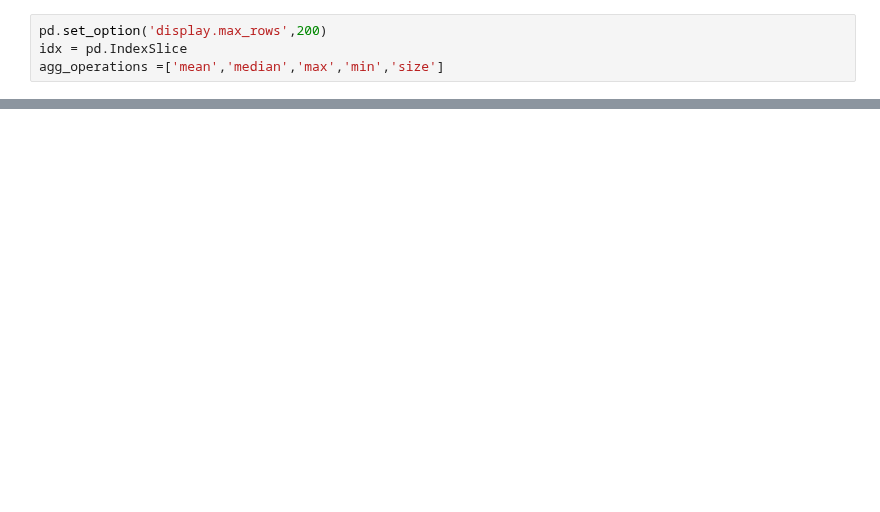
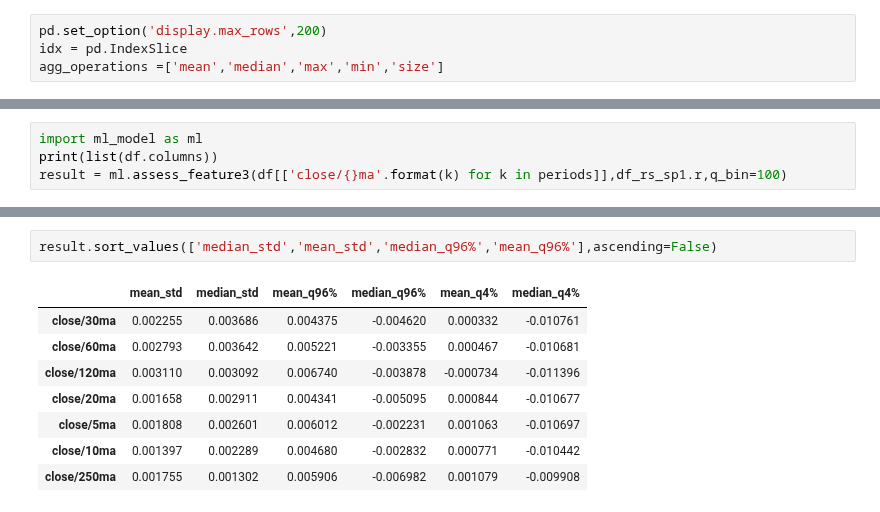
Before and after one commit to Bantorra0/Quant, a Jupyter notebook: analysis.ipynb, the cells around one changed output, grey strips where cells are left out. Drawn from its saved outputs; the diff is of its cells as text; blank space fills up the shorter version.

```diff
--- a/analysis.ipynb
+++ b/analysis.ipynb
@@ -64,0 +286,4 @@ Name: r, dtype: float64
+# %%
+import ml_model as ml
+print(list(df.columns))
+result = ml.assess_feature3(df[['close/{}ma'.format(k) for k in periods]],df_rs_sp1.r,q_bin=100)
@@ -64,0 +308,11 @@ Name: r, dtype: float64
+# %%
+result.sort_values(['median_std','mean_std','median_q96%','mean_q96%'],ascending=False)
+# %% [output]
+|  | mean_std | median_std | mean_q96% | median_q96% | mean_q4% | median_q4% |
+| close/30ma | 0.002255 | 0.003686 | 0.004375 | -0.004620 | 0.000332 | -0.010761 |
+| close/60ma | 0.002793 | 0.003642 | 0.005221 | -0.003355 | 0.000467 | -0.010681 |
+| close/120ma | 0.003110 | 0.003092 | 0.006740 | -0.003878 | -0.000734 | -0.011396 |
+| close/20ma | 0.001658 | 0.002911 | 0.004341 | -0.005095 | 0.000844 | -0.010677 |
+| close/5ma | 0.001808 | 0.002601 | 0.006012 | -0.002231 | 0.001063 | -0.010697 |
+| close/10ma | 0.001397 | 0.002289 | 0.004680 | -0.002832 | 0.000771 | -0.010442 |
+| close/250ma | 0.001755 | 0.001302 | 0.005906 | -0.006982 | 0.001079 | -0.009908 |
```
Also changed, not shown: parts of 29 cells of this notebook, 3 other files.
